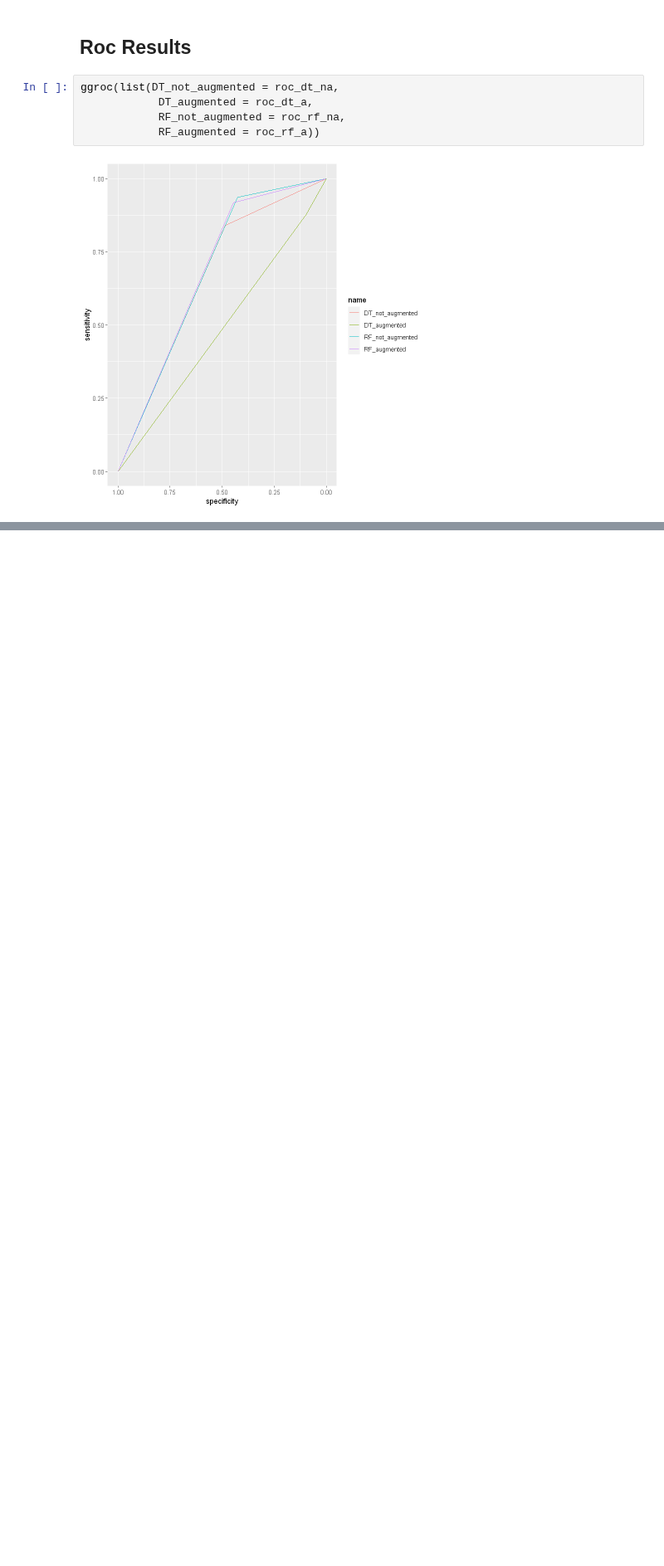
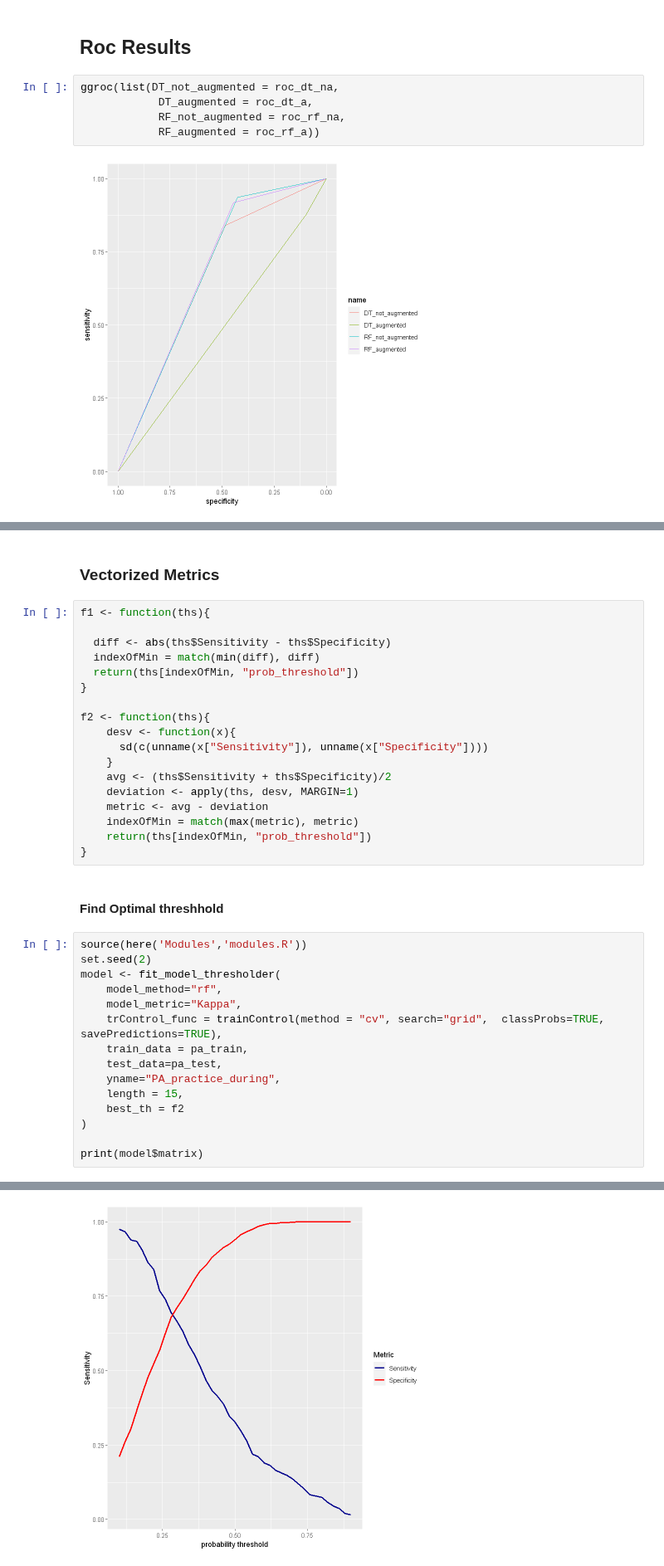
Before and after one commit to LASOS-INT/Barreiras-e-Facilitadores, a Jupyter notebook: R-notebooks/output_pa.ipynb, the cells around one changed output, grey strips where cells are left out. Shown at 83% size. Saved outputs shown, nothing was run; the diff lists cells and outputs as text; blank space fills up the shorter version.

Commit message:
find optmal th all models

```diff
--- a/R-notebooks/output_pa.ipynb
+++ b/R-notebooks/output_pa.ipynb
@@ -313,0 +333,38 @@ ggroc(list(DT_not_augmented = roc_dt_na,
+# %% [markdown]
+### Vectorized Metrics
+# %%
+f1 <- function(ths){
+
+  diff <- abs(ths$Sensitivity - ths$Specificity)
+  indexOfMin = match(min(diff), diff)
+  return(ths[indexOfMin, "prob_threshold"])
+}
+
+f2 <- function(ths){
+    desv <- function(x){
+      sd(c(unname(x["Sensitivity"]), unname(x["Specificity"])))
+    }
+    avg <- (ths$Sensitivity + ths$Specificity)/2
+    deviation <- apply(ths, desv, MARGIN=1)
+    metric <- avg - deviation
+    indexOfMin = match(max(metric), metric)
+    return(ths[indexOfMin, "prob_threshold"])
+}
+# %% [markdown]
+#### Find Optimal threshhold
+# %%
+source(here('Modules','modules.R'))
+set.seed(2)
+model <- fit_model_thresholder(
+    model_method="rf",
+    model_metric="Kappa",
+    trControl_func = trainControl(method = "cv", search="grid",  classProbs=TRUE, savePredictions=TRUE),
+    train_data = pa_train,
+    test_data=pa_test,
+    yname="PA_practice_during",
+    length = 15,
+    best_th = f2
+)
+
+print(model$matrix)
+# %% [output]
@@ -313,0 +406 @@ ggroc(list(DT_not_augmented = roc_dt_na,
+[figure, added]
```
Also changed, not shown: parts of 3 cells of this notebook, 5 other files.
